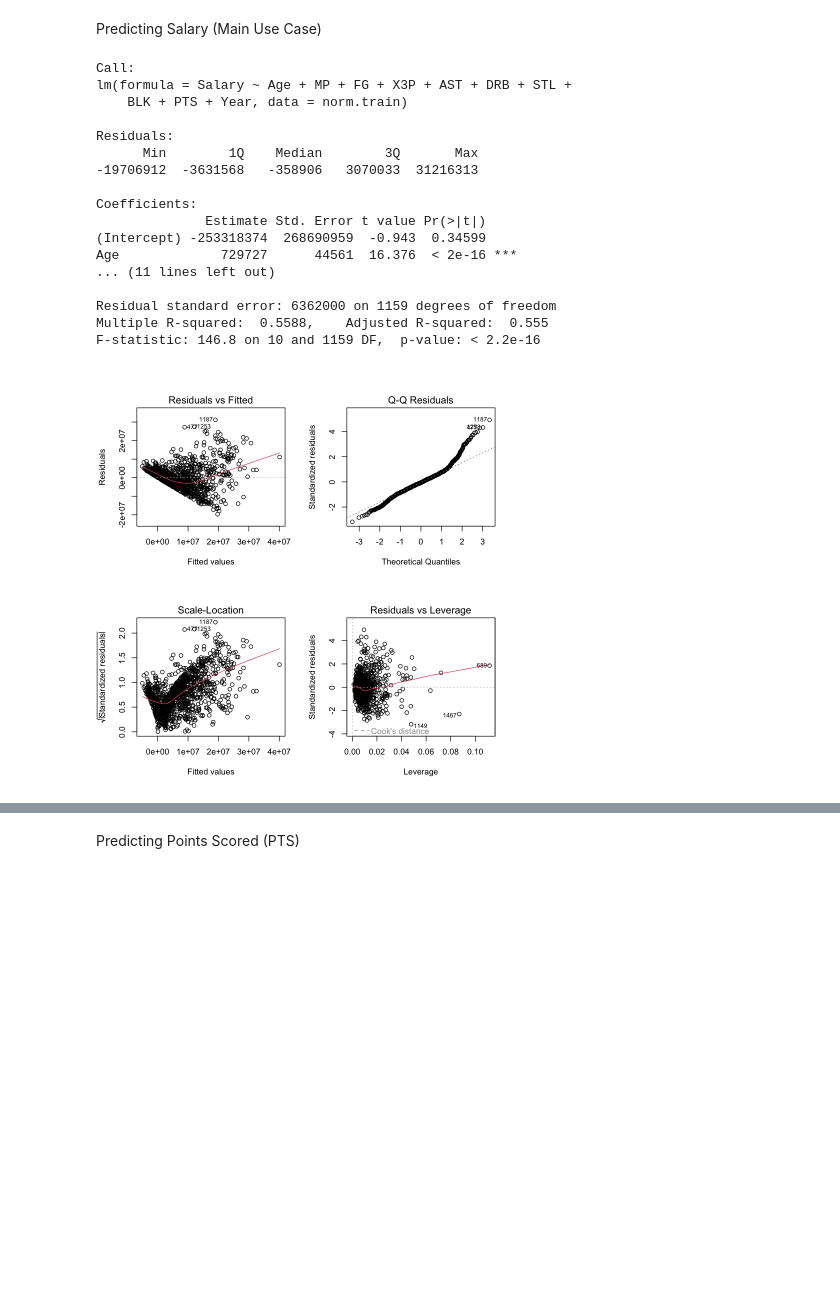
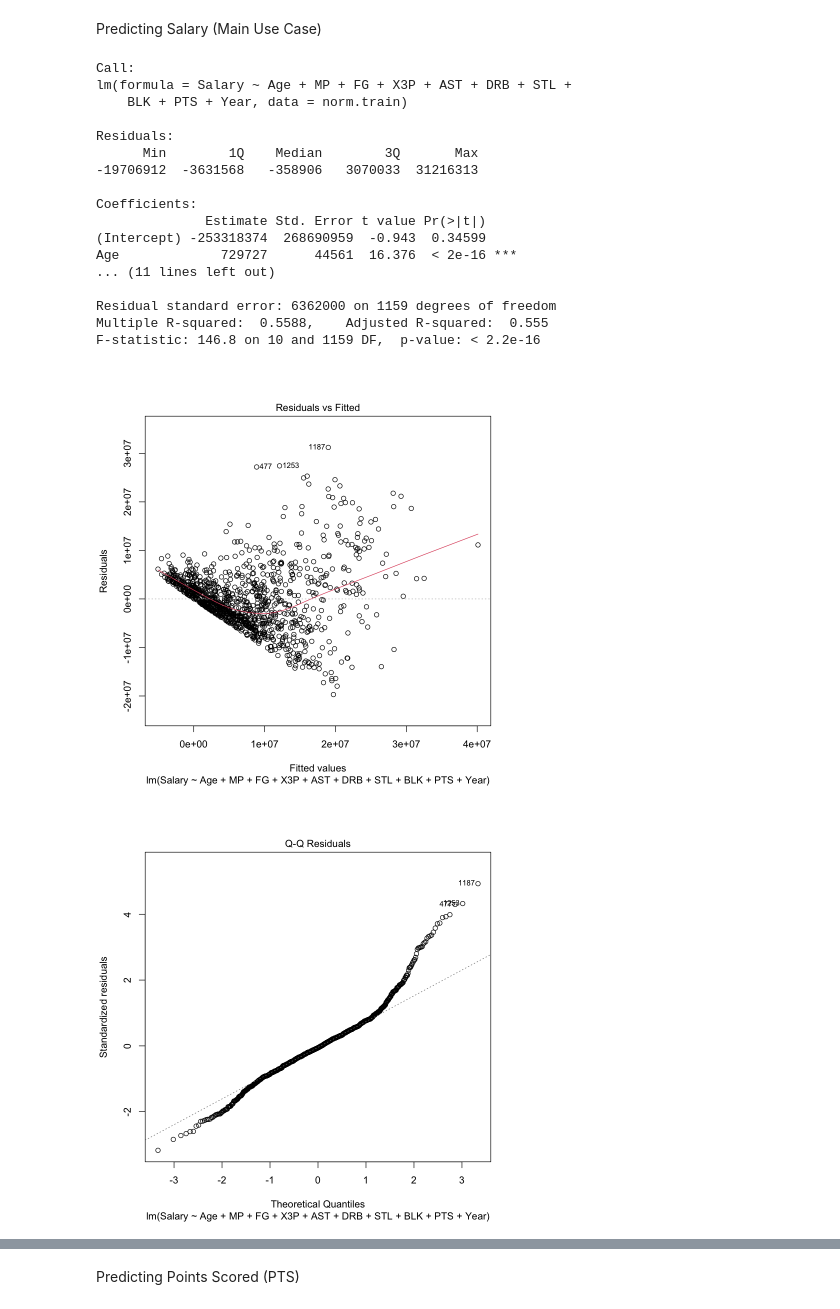
Before and after one commit to prnv19/NBA-Analytics-Using-R, a Jupyter notebook: LinearRegression.ipynb, the cells around one changed output, grey strips where cells are left out. Saved outputs shown, nothing was run; the diff lists cells and outputs as text; code cells hidden in the pictures; blank space fills up the shorter version.

Commit message:
made plots larger

```diff
--- a/LinearRegression.ipynb
+++ b/LinearRegression.ipynb
@@ -48,24 +48,25 @@ Predicting Salary (Main Use Case)
 # %%
 mod1 = lm(Salary ~ Age + MP + FG + X3P + AST + DRB + STL + BLK + PTS + Year, data = norm.train)
 summary(mod1)
-par(mfrow = c(2, 2))
+# par(mfrow = c(2, 2))
 plot(mod1)
 # %% [output]
 Call:
 lm(formula = Salary ~ Age + MP + FG + X3P + AST + DRB + STL +
     BLK + PTS + Year, data = norm.train)
 
 Residuals:
       Min        1Q    Median        3Q       Max
 -19706912  -3631568   -358906   3070033  31216313
 
 Coefficients:
               Estimate Std. Error t value Pr(>|t|)
 (Intercept) -253318374  268690959  -0.943  0.34599
 Age             729727      44561  16.376  < 2e-16 ***
 ... (11 lines left out)
 
 Residual standard error: 6362000 on 1159 degrees of freedom
 Multiple R-squared:  0.5588,    Adjusted R-squared:  0.555
 F-statistic: 146.8 on 10 and 1159 DF,  p-value: < 2.2e-16
-[figure, old version]
+[figure, new version]
+[figure, added]
```
Also changed, not shown: parts of 2 cells of this notebook.
